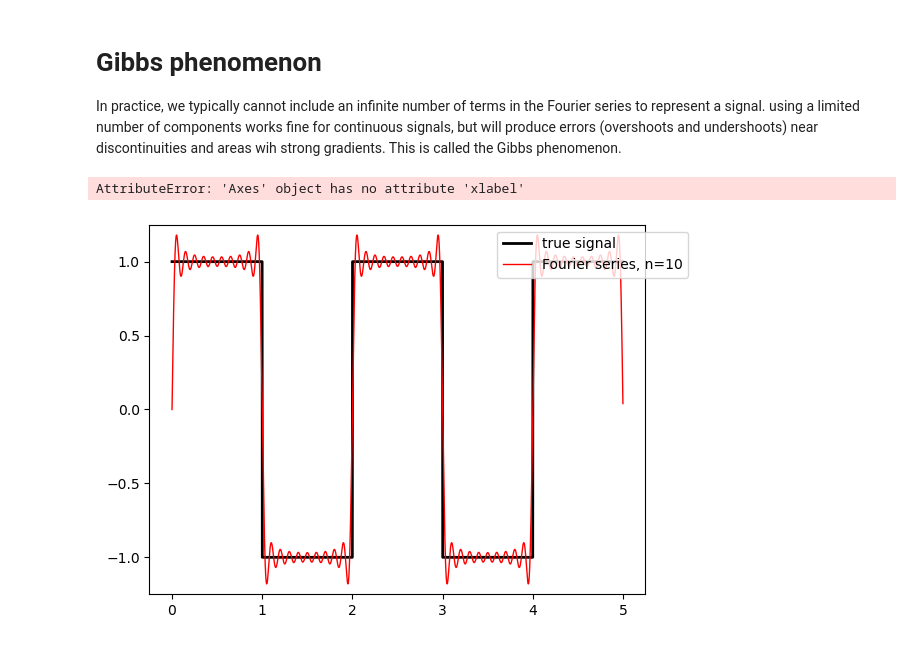
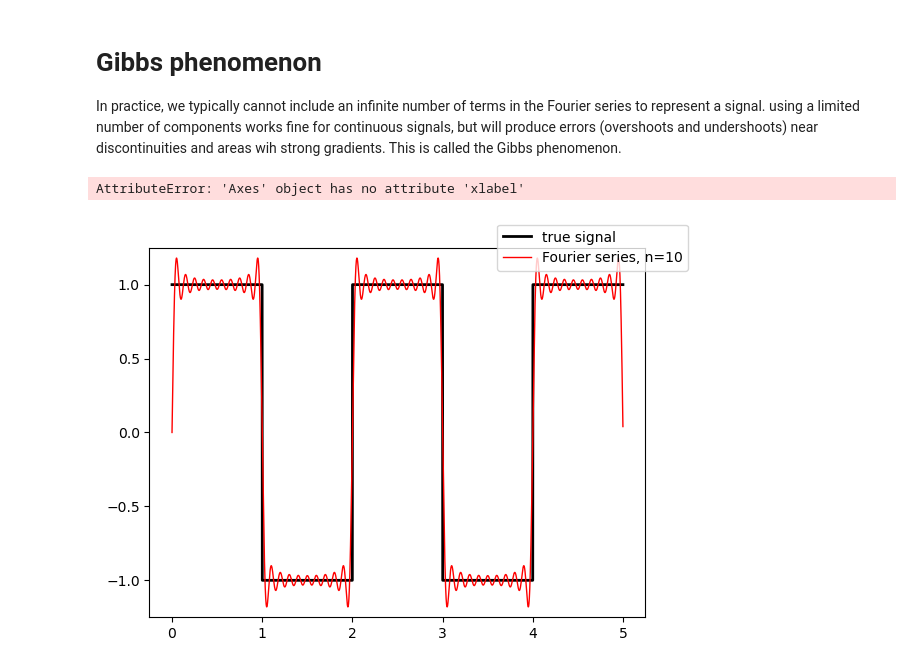
Before and after one commit to thorbjornmoeUiB/GEOF211_compendium, a Jupyter notebook: GEOF211_book/_build/jupyter_execute/Useful_calculus/Fourier_transforms.ipynb, the cells around one changed output. Drawn from its saved outputs; the diff is of its cells as text; code cells hidden in the pictures.

```diff
--- a/GEOF211_book/_build/jupyter_execute/Useful_calculus/Fourier_transforms.ipynb
+++ b/GEOF211_book/_build/jupyter_execute/Useful_calculus/Fourier_transforms.ipynb
@@ -145,29 +145,29 @@ In practice, we typically cannot include an infinite number of terms in the Four
 # %%
 import numpy as np
 import matplotlib.pyplot as plt
 
 t = np.arange(0,5,0.001)
 
 square_wave = 1 - 2 * (t.astype(int) % 2)
 
 N = 10 #number of frequencies to include
 fsq = np.zeros_like(t) #fsw short for frequencies
 
 for i in range(N): #loop through the 20 first sine waves
     n = 2*i + 1
     fsq += np.sin(n * np.pi *t) / n #adds the sine wave for n into the sum
 fsq *= 4 / np.pi
 
 fig, ax = plt.subplots()
 ax.plot(t, square_wave,'k', lw=2,label='true signal')
 ax.plot(t, fsq, 'r',lw=1, label='Fourier series, n=10')
-ax.legend(loc="upper right", bbox_to_anchor=(1.1, 1))
+ax.legend(loc="center right", bbox_to_anchor=(1.1, 1))
 ax.set_ylim(-1.25,1.25)
 ax.xlabel("Time, t")
 ax.ylabel(y(t))
 
 
 plt.show()
 # %% [output]
 AttributeError: 'Axes' object has no attribute 'xlabel'
-[figure, old version]
+[figure, new version]
```
Also changed, not shown: 9 other files.
